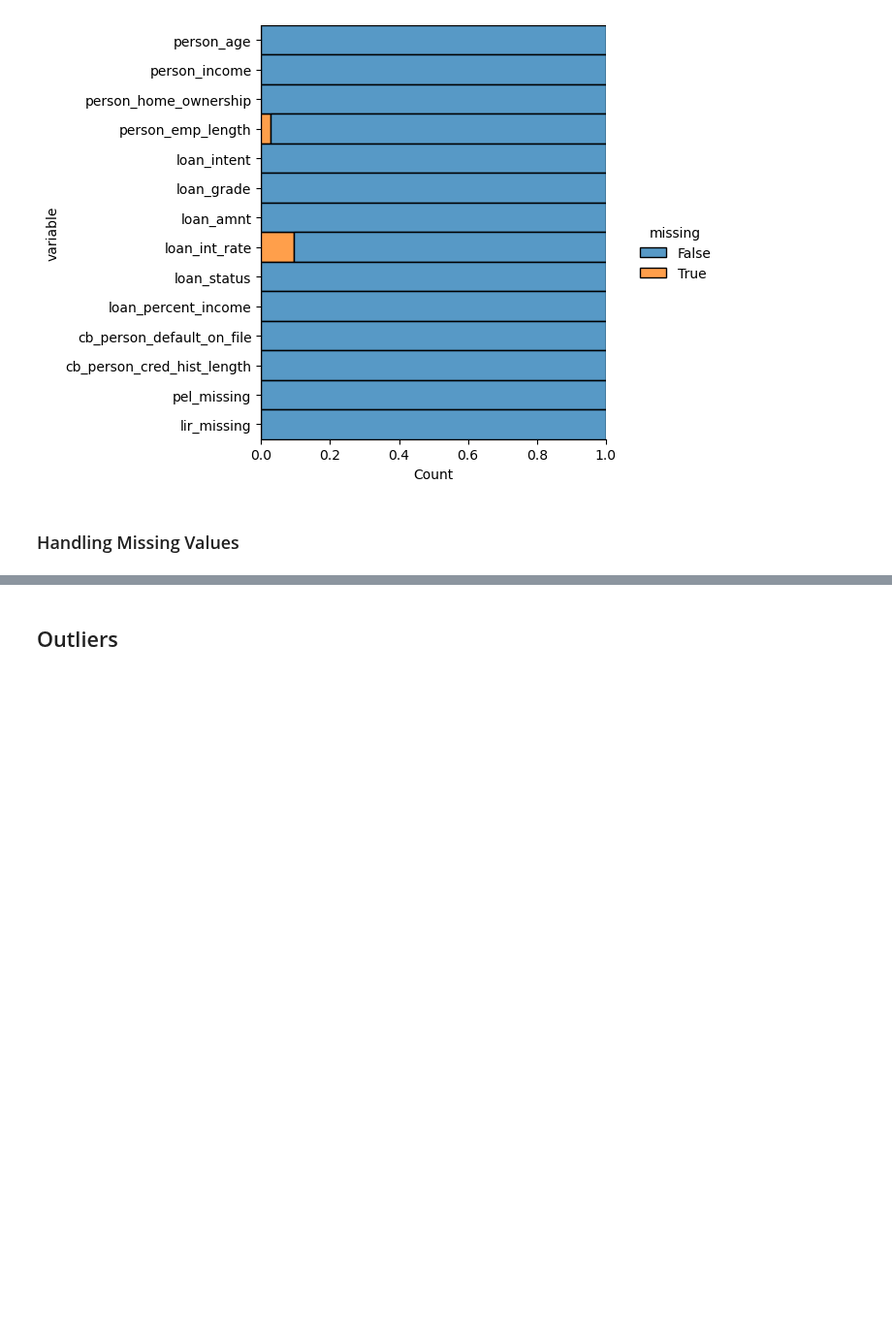
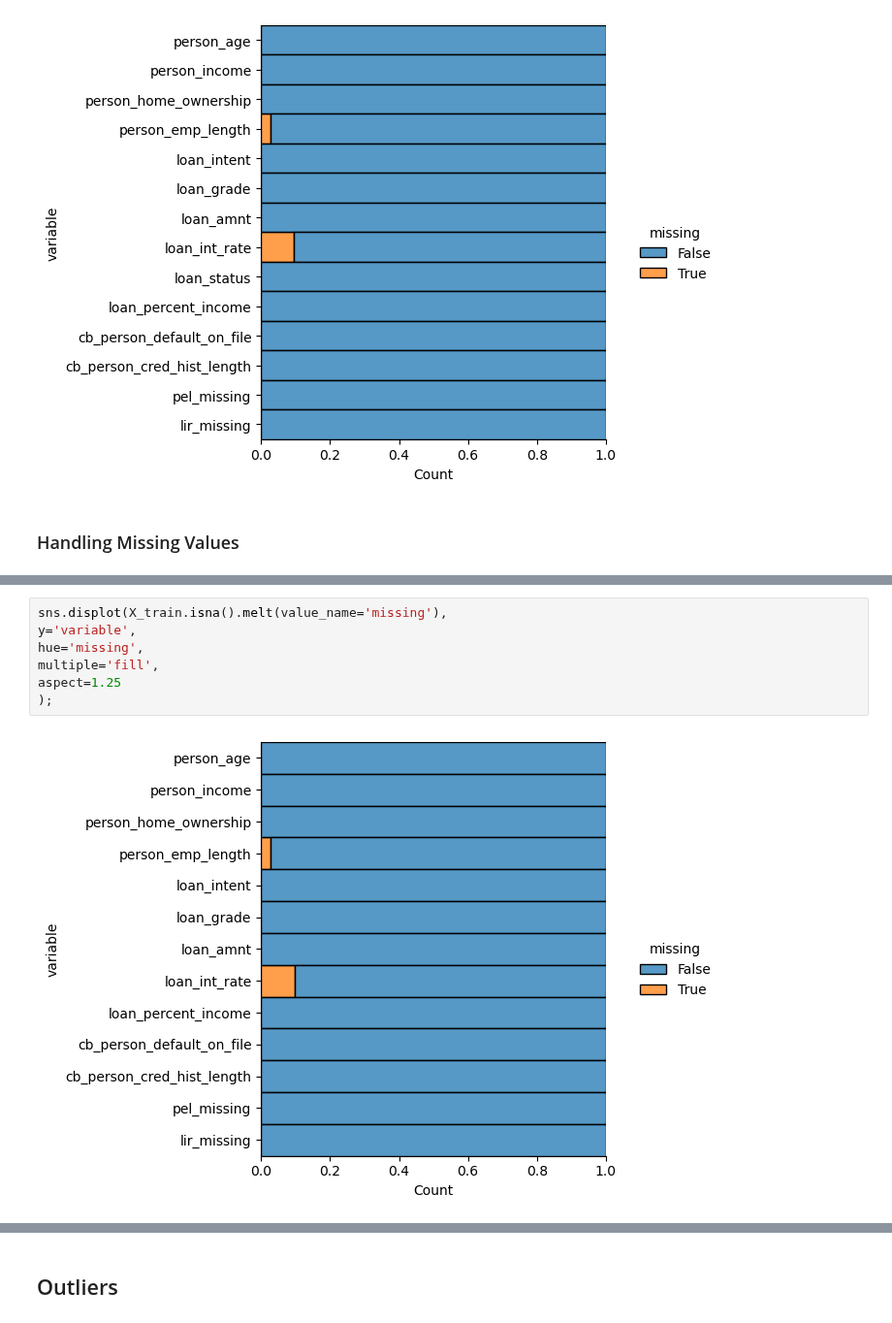
Before and after one commit to BillyBrothers/credit-risk-modeling, a Jupyter notebook: notebooks/preprocessing.ipynb, the cells around one changed output, grey strips where cells are left out. Shown at 97% size. Saved outputs shown, nothing was run; the diff lists cells and outputs as text; blank space fills up the shorter version.

```diff
--- a/notebooks/preprocessing.ipynb
+++ b/notebooks/preprocessing.ipynb
@@ -565,0 +591,9 @@ IterativeImputer()
+# %%
+sns.displot(X_train.isna().melt(value_name='missing'),
+y='variable',
+hue='missing',
+multiple='fill',
+aspect=1.25
+);
+# %% [output]
+[figure, added]
```
Also changed, not shown: parts of 10 cells of this notebook.
